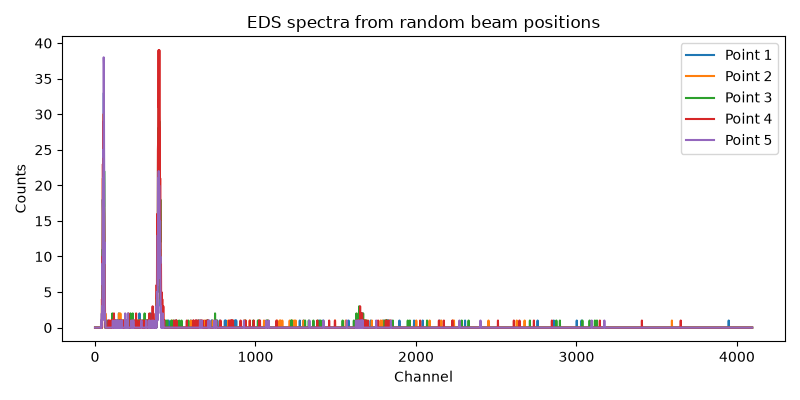
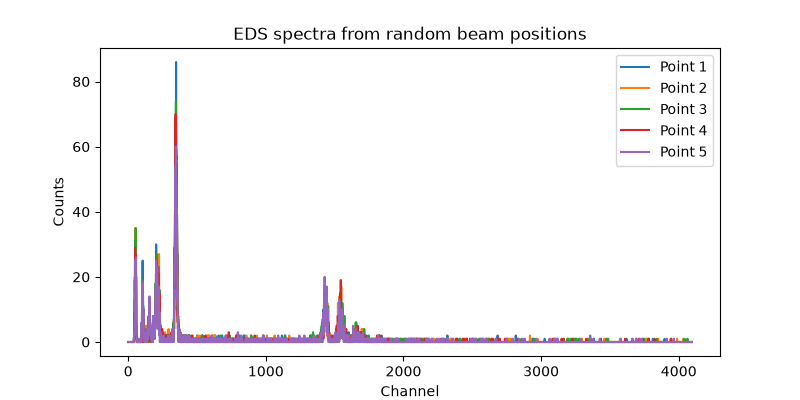
Unified diff of the notebook cell whose output changed from the first chart to the second:
--- before
+++ after
@@ -6,3 +6,3 @@
 ax.set_title("EDS spectra from random beam positions")
 ax.legend()
-plt.tight_layout()
+plt.show()

Commit: update